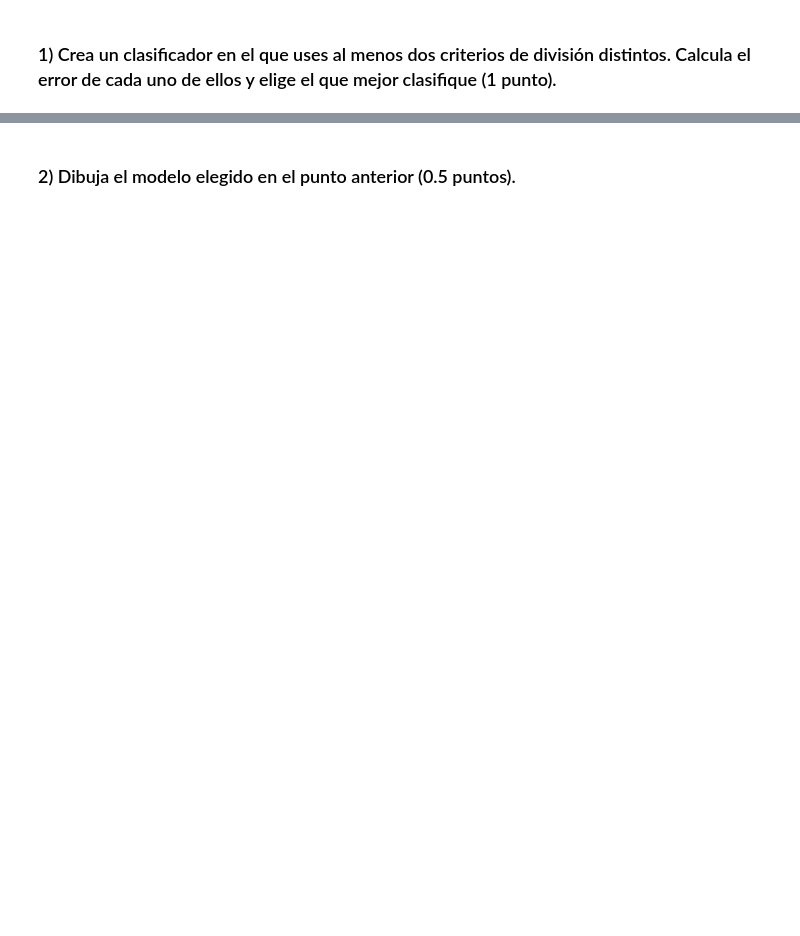
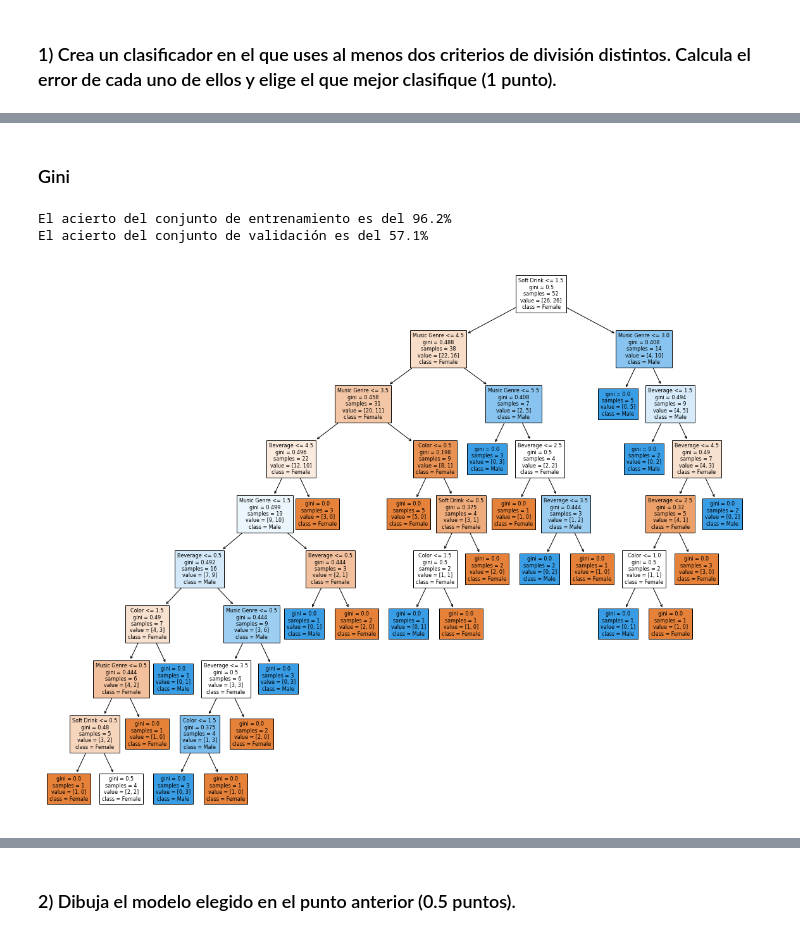
Before and after one commit to Jotivirix/Datamining_UFV, a Jupyter notebook: Lab3/entregable2/LAB03_GRUPO01_ENTR02.ipynb, the cells around one changed output, grey strips where cells are left out. Drawn from its saved outputs; the diff is of its cells as text; code cells hidden in the pictures; blank space fills up the shorter version.

```diff
--- a/Lab3/entregable2/LAB03_GRUPO01_ENTR02.ipynb
+++ b/Lab3/entregable2/LAB03_GRUPO01_ENTR02.ipynb
@@ -481,0 +182,25 @@ Nuestra regla es:
+# %% [markdown]
+### Gini
+# %%
+# Creamos el árbol.
+arbolGini = DecisionTreeClassifier(criterion='gini')
+
+# Entrenamos el árbol.
+arbolGini.fit(x_train, y_train)
+
+print("El acierto del conjunto de entrenamiento es del "
+      + "\033[1m" + str(round(arbolGini.score(x_train, y_train) * 100, 1)) + "%" + "\033[0m".format())
+
+print("El acierto del conjunto de validación es del "
+      + "\033[1m" + str(round(arbolGini.score(x_test, y_test) * 100, 1)) + "%" + "\033[0m" )
+# %% [output]
+El acierto del conjunto de entrenamiento es del 96.2%
+El acierto del conjunto de validación es del 57.1%
+# %%
+fig, ax = plt.subplots(figsize=(20,16))
+tree.plot_tree(arbolGini, feature_names = ['Color','Music Genre','Beverage','Soft Drink'],
+ class_names=['Female','Male'], filled=True, fontsize=8)
+plt.savefig('arbolGini.png')
+plt.show()
+# %% [output]
+[figure, added]
```
Also changed, not shown: parts of 69 cells of this notebook.
